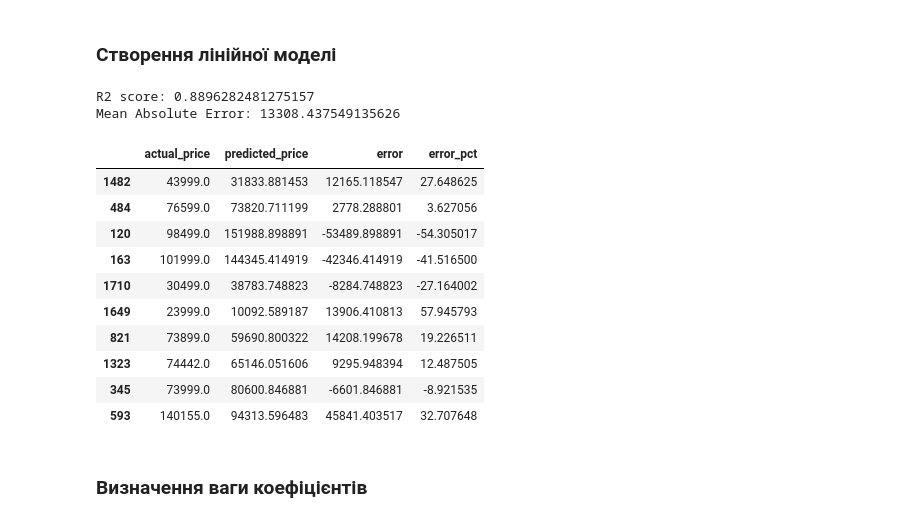
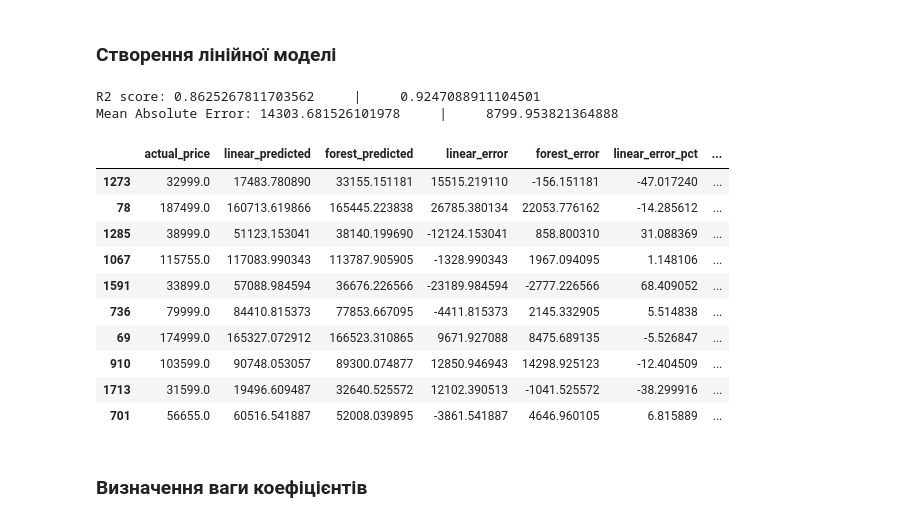
Before and after one commit to TopolyaNOT/laptop_analysis, a Jupyter notebook: test.ipynb, the cells around one changed output. Drawn from its saved outputs; the diff is of its cells as text; code cells hidden in the pictures.

```diff
--- a/test.ipynb
+++ b/test.ipynb
@@ -812,36 +813,53 @@ X_test_scal = scaler.transform(X_test)
 # %% [markdown]
 ### Створення лінійної моделі
 # %%
-model = LinearRegression()
-
-model.fit(X_train_scal, y_train)
-y_pred = model.predict(X_test_scal)
-
-print("R2 score:", r2_score(y_test, y_pred))
-print("Mean Absolute Error:", mean_absolute_error(y_test, y_pred))
-
-results = pd.DataFrame({
-    "actual_price": y_test,
-    "predicted_price": y_pred,
-    "error": y_test - y_pred,
-    "error_pct": (y_test - y_pred) / y_test.abs() * 100
-})
-
-display(results.sample(10, random_state=1))
+model_line = LinearRegression()
+model_line.fit(X_train_scal, y_train)
+y_pred_line = model_line.predict(X_test_scal)
-# %% [output]
-R2 score: 0.8896282481275157
-Mean Absolute Error: 13308.437549135626
-|  | actual_price | predicted_price | error | error_pct |
-| 1482 | 43999.0 | 31833.881453 | 12165.118547 | 27.648625 |
-| 484 | 76599.0 | 73820.711199 | 2778.288801 | 3.627056 |
-| 120 | 98499.0 | 151988.898891 | -53489.898891 | -54.305017 |
-| 163 | 101999.0 | 144345.414919 | -42346.414919 | -41.516500 |
-| 1710 | 30499.0 | 38783.748823 | -8284.748823 | -27.164002 |
-| 1649 | 23999.0 | 10092.589187 | 13906.410813 | 57.945793 |
-| 821 | 73899.0 | 59690.800322 | 14208.199678 | 19.226511 |
-| 1323 | 74442.0 | 65146.051606 | 9295.948394 | 12.487505 |
-| 345 | 73999.0 | 80600.846881 | -6601.846881 | -8.921535 |
-| 593 | 140155.0 | 94313.596483 | 45841.403517 | 32.707648 |
+# %%
+model_forest = RandomForestRegressor(
+    n_estimators=1000,
+    random_state=42
+)
+model_forest.fit(X_train, y_train)
+y_pred_forest = model_forest.predict(X_test)
+# %%
+print(f"R2 score: {r2_score(y_test, y_pred_line)}     |     {r2_score(y_test, y_pred_forest)}")
+print(f"Mean Absolute Error: {mean_absolute_error(y_test, y_pred_line)}     |     {mean_absolute_error(y_test, y_pred_forest)}")
+
+results = pd.DataFrame({
+    # Базові дані
+    "actual_price": y_test,
+
+    # Прогнози моделей
+    "linear_predicted": y_pred_line,
+    "forest_predicted": y_pred_forest,
+
+    # Абсолютні помилки (гривні/валюта)
+    "linear_error": y_test - y_pred_line,
+    "forest_error": y_test - y_pred_forest,
+
+    # Відсоткові помилки (%)
+    "linear_error_pct": (y_pred_line - y_test) / y_test.abs() * 100,
+    "forest_error_pct": (y_pred_forest - y_test) / y_test.abs() * 100
+})
+
+
+display(results.sample(10, random_state=1))
+# %% [output]
+R2 score: 0.8625267811703562     |     0.9247088911104501
+Mean Absolute Error: 14303.681526101978     |     8799.953821364888
+|  | actual_price | linear_predicted | forest_predicted | linear_error | forest_error | linear_error_pct | ... |
+| 1273 | 32999.0 | 17483.780890 | 33155.151181 | 15515.219110 | -156.151181 | -47.017240 | ... |
+| 78 | 187499.0 | 160713.619866 | 165445.223838 | 26785.380134 | 22053.776162 | -14.285612 | ... |
+| 1285 | 38999.0 | 51123.153041 | 38140.199690 | -12124.153041 | 858.800310 | 31.088369 | ... |
+| 1067 | 115755.0 | 117083.990343 | 113787.905905 | -1328.990343 | 1967.094095 | 1.148106 | ... |
+| 1591 | 33899.0 | 57088.984594 | 36676.226566 | -23189.984594 | -2777.226566 | 68.409052 | ... |
+| 736 | 79999.0 | 84410.815373 | 77853.667095 | -4411.815373 | 2145.332905 | 5.514838 | ... |
+| 69 | 174999.0 | 165327.072912 | 166523.310865 | 9671.927088 | 8475.689135 | -5.526847 | ... |
+| 910 | 103599.0 | 90748.053057 | 89300.074877 | 12850.946943 | 14298.925123 | -12.404509 | ... |
+| 1713 | 31599.0 | 19496.609487 | 32640.525572 | 12102.390513 | -1041.525572 | -38.299916 | ... |
+| 701 | 56655.0 | 60516.541887 | 52008.039895 | -3861.541887 | 4646.960105 | 6.815889 | ... |
 # %% [markdown]
 ### Визначення ваги коефіцієнтів
 # %%
```
Also changed, not shown: parts of 11 cells of this notebook.
